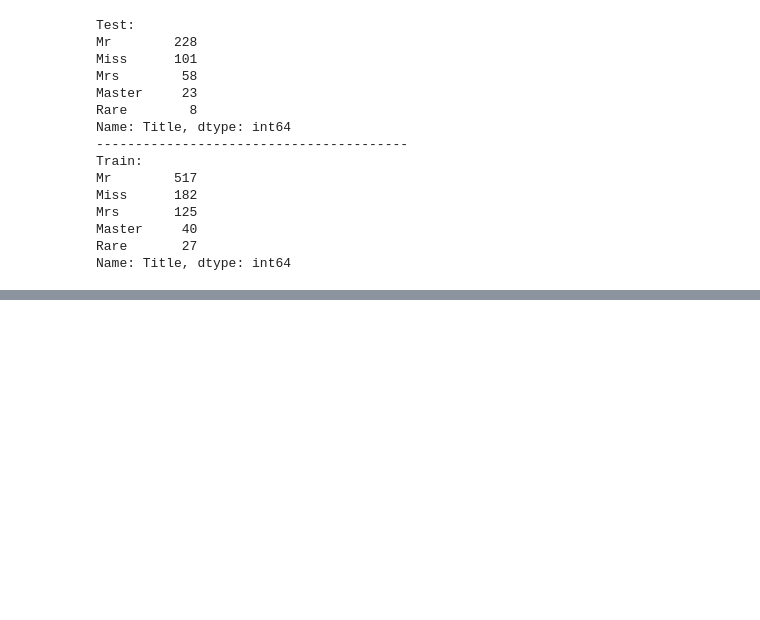
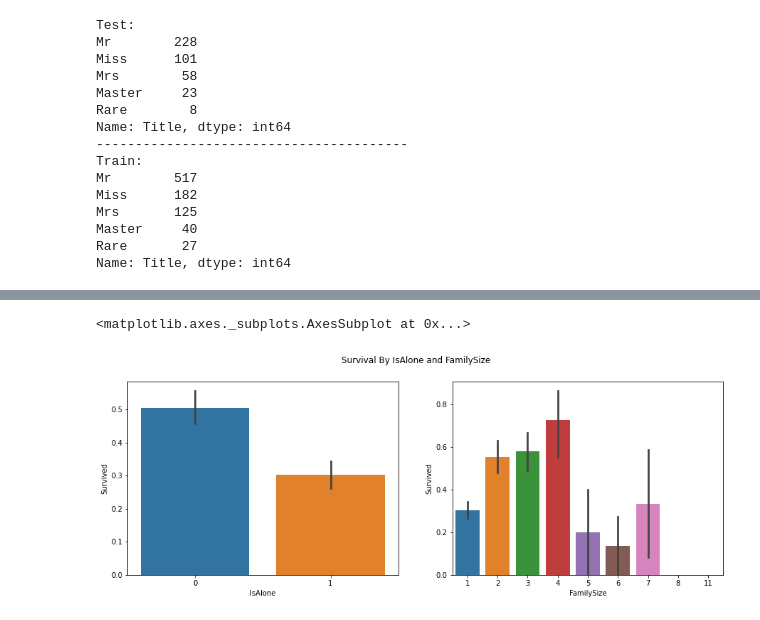
Before and after one commit to cucearda/TitanicProject, a Jupyter notebook: Titanic.ipynb, the cells around one changed output, grey strips where cells are left out. Cells and saved outputs as stored; diff of their text form; code cells hidden in the pictures; blank space fills up the shorter version.

Commit message:
Added FamilySize and IsAlone features, checked their survival rates.

```diff
--- a/Titanic.ipynb
+++ b/Titanic.ipynb
@@ -352,0 +370,8 @@ Name: Title, dtype: int64
+# %%
+fig, axes = plt.subplots(1, 2, figsize= (15,5))
+fig.suptitle('Survival By IsAlone and FamilySize')
+sns.barplot(x='IsAlone', y='Survived', data=data1, ax=axes[0])
+sns.barplot(x='FamilySize', y='Survived', data=data1, ax=axes[1])
+# %% [output]
+<matplotlib.axes._subplots.AxesSubplot at 0x...>
+[figure, added]
```
Also changed, not shown: parts of 10 cells of this notebook.
